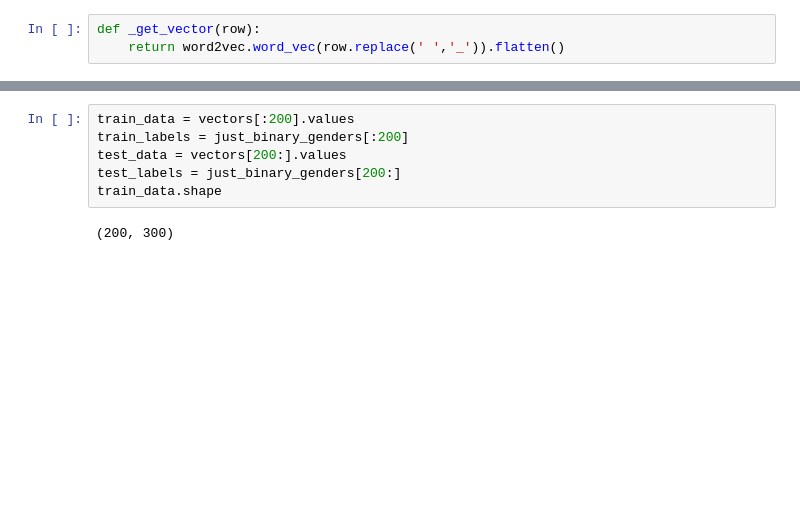
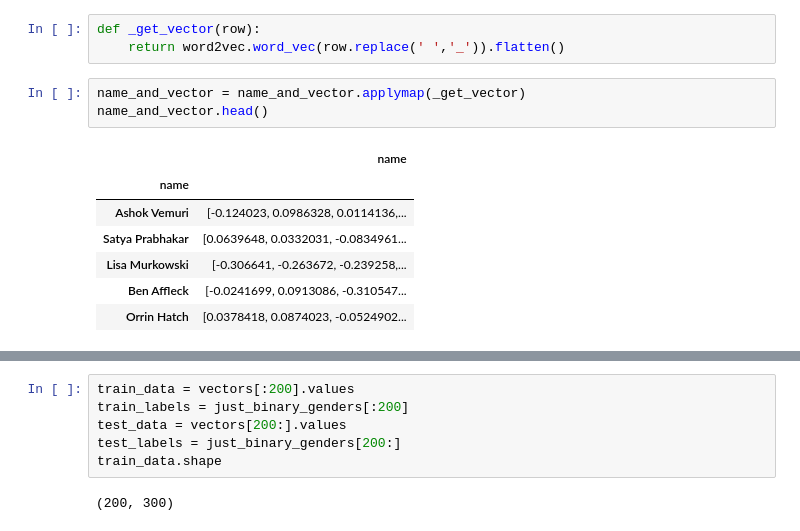
Before and after one commit to javedqadruddin/person2vec, a Jupyter notebook: notebooks/Experiments.ipynb, the cells around one changed output, grey strips where cells are left out. Cells and saved outputs as stored; diff of their text form; blank space fills up the shorter version.

```diff
--- a/notebooks/Experiments.ipynb
+++ b/notebooks/Experiments.ipynb
@@ -103,3 +121,14 @@ name_and_vector.head()
 # %%
 def _get_vector(row):
     return word2vec.word_vec(row.replace(' ','_')).flatten()
+# %%
+name_and_vector = name_and_vector.applymap(_get_vector)
+name_and_vector.head()
+# %% [output]
+|  | name |
+| name |  |
+| Ashok Vemuri | [-0.124023, 0.0986328, 0.0114136,... |
+| Satya Prabhakar | [0.0639648, 0.0332031, -0.0834961... |
+| Lisa Murkowski | [-0.306641, -0.263672, -0.239258,... |
+| Ben Affleck | [-0.0241699, 0.0913086, -0.310547... |
+| Orrin Hatch | [0.0378418, 0.0874023, -0.0524902... |
```
Also changed, not shown: parts of 27 cells of this notebook, 1 other file.
